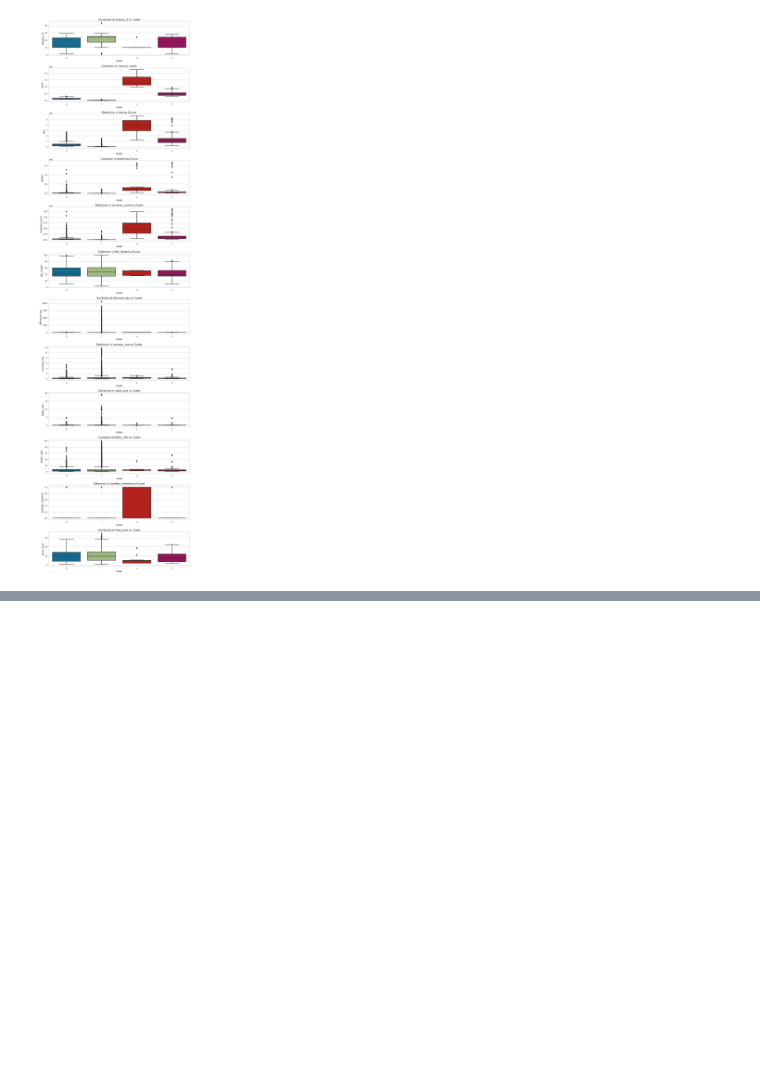
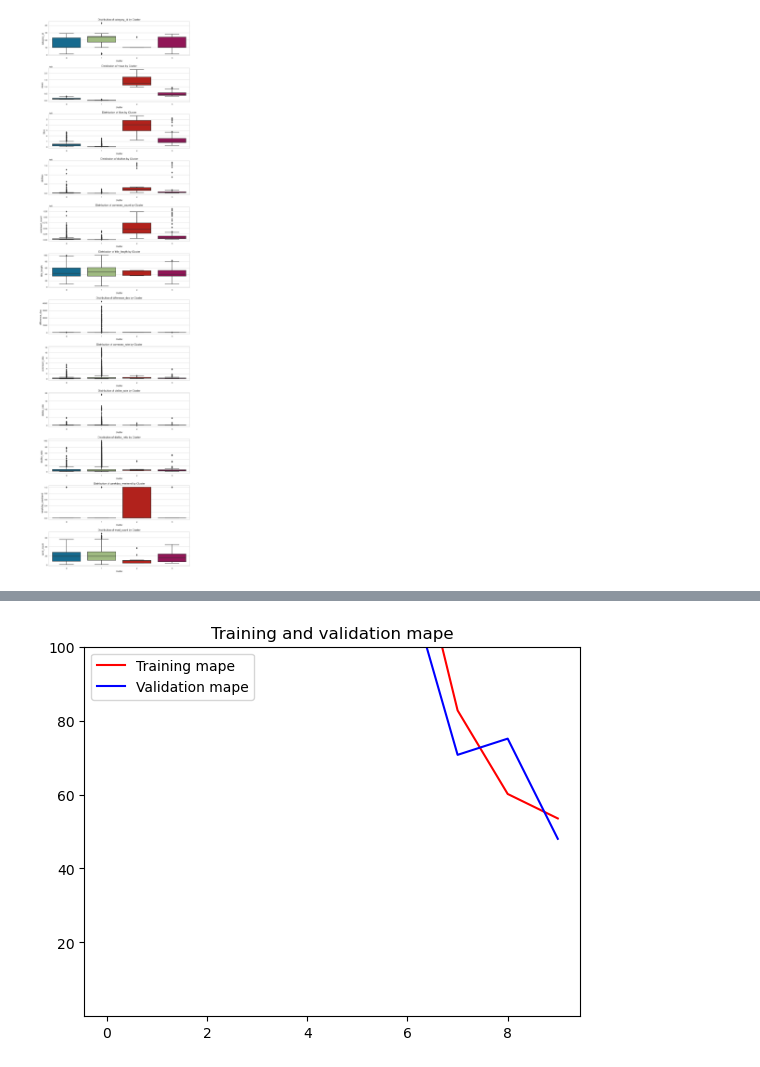
Before and after one commit to yue11selina/youtube-video, a Jupyter notebook: project.ipynb, the cells around one changed output, grey strips where cells are left out. Drawn from its saved outputs; the diff is of its cells as text; code cells hidden in the pictures; blank space fills up the shorter version.

```diff
--- a/project.ipynb
+++ b/project.ipynb
@@ -1137,0 +1240,19 @@ Accuracy: 0.95
+# %%
+tokenizer=Tokenizer(10000,oov_token="<?>")
+tokenizer.fit_on_texts(xc_train)
+xc_train_dp=tokenizer.texts_to_sequences(xc_train)
+xc_test_dp=tokenizer.texts_to_sequences(xc_test)
+xc_train_dp = pad_sequences(xc_train_dp, maxlen=80) #make sure that the length of every array reaches maxlen by filling zeros in front of all arrays. Not all text contents have the maxlen we set in original dataset.
+xc_test_dp = pad_sequences(xc_test_dp, maxlen=80)
+# %%
+model = Sequential()
+# We specify the maximum input length to our Embedding layer
+# so we can later flatten the embedded inputs
+embedding_dim = 64
+#input_dim, output_dim, input_lenght
+model.add(Embedding(10000, embedding_dim, input_length=80))
+model.add(SimpleRNN(32, return_sequences=True))
+model.add(SimpleRNN(16, return_sequences=True))
+model.add(SimpleRNN(32))
+model.add(Dense(1))
+model.summary()
@@ -1137,0 +1279,7 @@ Accuracy: 0.95
+# %%
+model.compile(optimizer='adam', loss='mae', metrics='mape') #mape: Mean Absolute Percentage Error
+history = model.fit(xc_train_dp, yc_train,
+                    epochs=10,
+                    steps_per_epoch = 256,
+                    batch_size=32,
+                   validation_data=(xc_test_dp,yc_test))
@@ -1137,0 +1307,17 @@ Accuracy: 0.95
+# %%
+mape = history.history['mape']
+val_mape = history.history['val_mape']
+loss = history.history['loss']
+val_loss = history.history['val_loss']
+
+epochs = range(len(loss))
+
+plt.plot(epochs, mape, 'r', label='Training mape')
+plt.plot(epochs, val_mape, 'b', label='Validation mape')
+plt.title('Training and validation mape')
+plt.legend()
+plt.ylim(ymax=100,ymin=0.01)
+
+plt.show()
+# %% [output]
+[figure, added]
```
Also changed, not shown: parts of 21 cells of this notebook.
